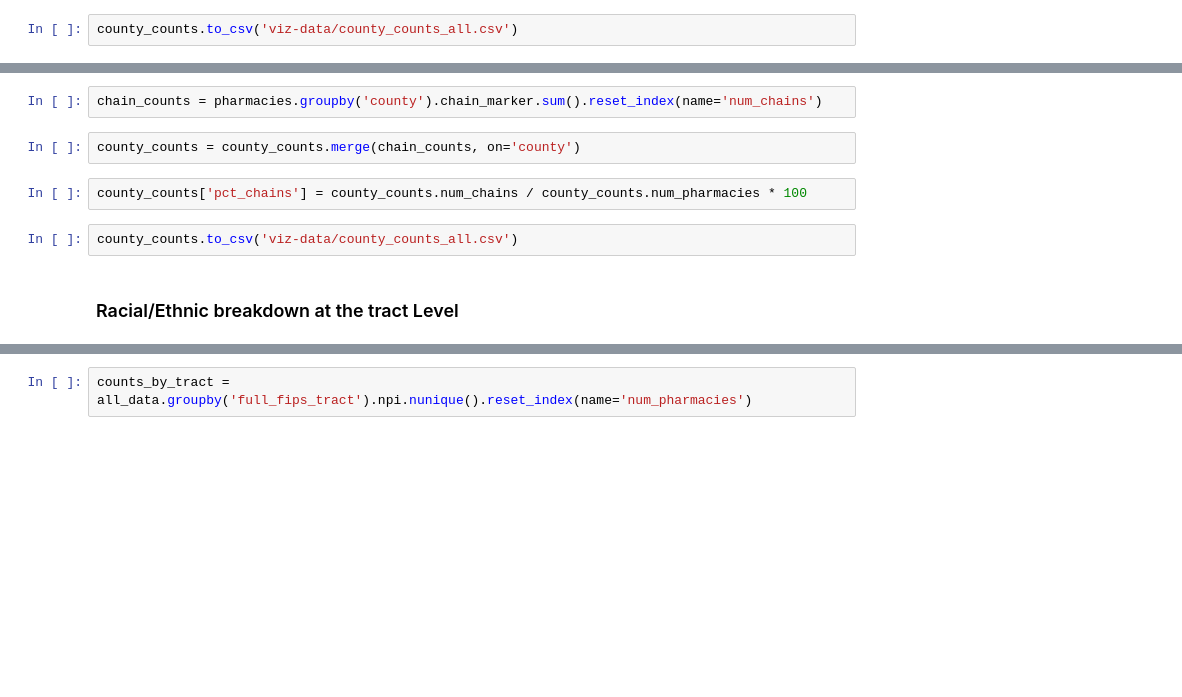
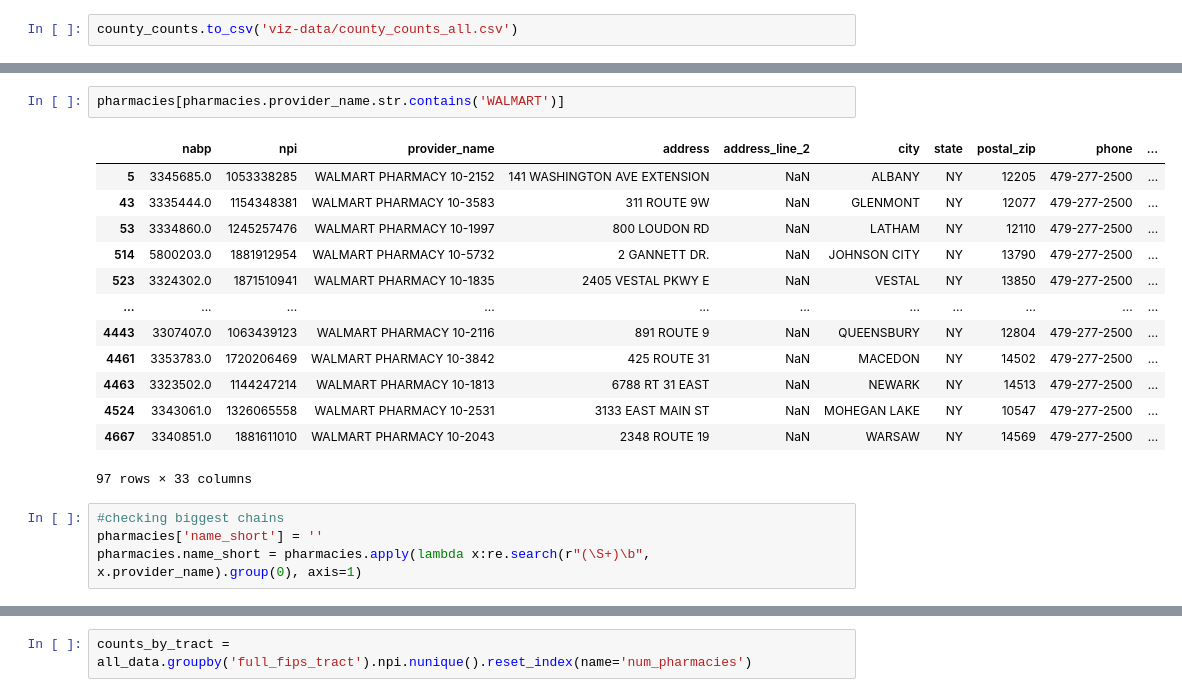
Before and after one commit to juliaingram/ny-pharmacy-access, a Jupyter notebook: ny-pharmacy-access.ipynb, the cells around one changed output, grey strips where cells are left out. Saved outputs shown, nothing was run; the diff lists cells and outputs as text; blank space fills up the shorter version.

```diff
--- a/ny-pharmacy-access.ipynb
+++ b/ny-pharmacy-access.ipynb
@@ -350,10 +340,20 @@ pharmacies.chain_marker = pharmacies.apply(lambda x: chain_marker(x), axis=1)
-# %%
-chain_counts = pharmacies.groupby('county').chain_marker.sum().reset_index(name='num_chains')
-# %%
-county_counts = county_counts.merge(chain_counts, on='county')
-# %%
-county_counts['pct_chains'] = county_counts.num_chains / county_counts.num_pharmacies * 100
-# %%
-county_counts.to_csv('viz-data/county_counts_all.csv')
-# %% [markdown]
-### Racial/Ethnic breakdown at the tract Level
+# %%
+pharmacies[pharmacies.provider_name.str.contains('WALMART')]
+# %% [output]
+|  | nabp | npi | provider_name | address | address_line_2 | city | state | postal_zip | phone | ... |
+| 5 | 3345685.0 | 1053338285 | WALMART PHARMACY 10-2152 | 141 WASHINGTON AVE EXTENSION | NaN | ALBANY | NY | 12205 | 479-277-2500 | ... |
+| 43 | 3335444.0 | 1154348381 | WALMART PHARMACY 10-3583 | 311 ROUTE 9W | NaN | GLENMONT | NY | 12077 | 479-277-2500 | ... |
+| 53 | 3334860.0 | 1245257476 | WALMART PHARMACY 10-1997 | 800 LOUDON RD | NaN | LATHAM | NY | 12110 | 479-277-2500 | ... |
+| 514 | 5800203.0 | 1881912954 | WALMART PHARMACY 10-5732 | 2 GANNETT DR. | NaN | JOHNSON CITY | NY | 13790 | 479-277-2500 | ... |
+| 523 | 3324302.0 | 1871510941 | WALMART PHARMACY 10-1835 | 2405 VESTAL PKWY E | NaN | VESTAL | NY | 13850 | 479-277-2500 | ... |
+| ... | ... | ... | ... | ... | ... | ... | ... | ... | ... | ... |
+| 4443 | 3307407.0 | 1063439123 | WALMART PHARMACY 10-2116 | 891 ROUTE 9 | NaN | QUEENSBURY | NY | 12804 | 479-277-2500 | ... |
+| 4461 | 3353783.0 | 1720206469 | WALMART PHARMACY 10-3842 | 425 ROUTE 31 | NaN | MACEDON | NY | 14502 | 479-277-2500 | ... |
+| 4463 | 3323502.0 | 1144247214 | WALMART PHARMACY 10-1813 | 6788 RT 31 EAST | NaN | NEWARK | NY | 14513 | 479-277-2500 | ... |
+| 4524 | 3343061.0 | 1326065558 | WALMART PHARMACY 10-2531 | 3133 EAST MAIN ST | NaN | MOHEGAN LAKE | NY | 10547 | 479-277-2500 | ... |
+| 4667 | 3340851.0 | 1881611010 | WALMART PHARMACY 10-2043 | 2348 ROUTE 19 | NaN | WARSAW | NY | 14569 | 479-277-2500 | ... |
+97 rows × 33 columns
+# %%
+#checking biggest chains
+pharmacies['name_short'] = ''
+pharmacies.name_short = pharmacies.apply(lambda x:re.search(r"(\S+)\b", x.provider_name).group(0), axis=1)
```
Also changed, not shown: parts of 58 cells of this notebook, 7 other files.
